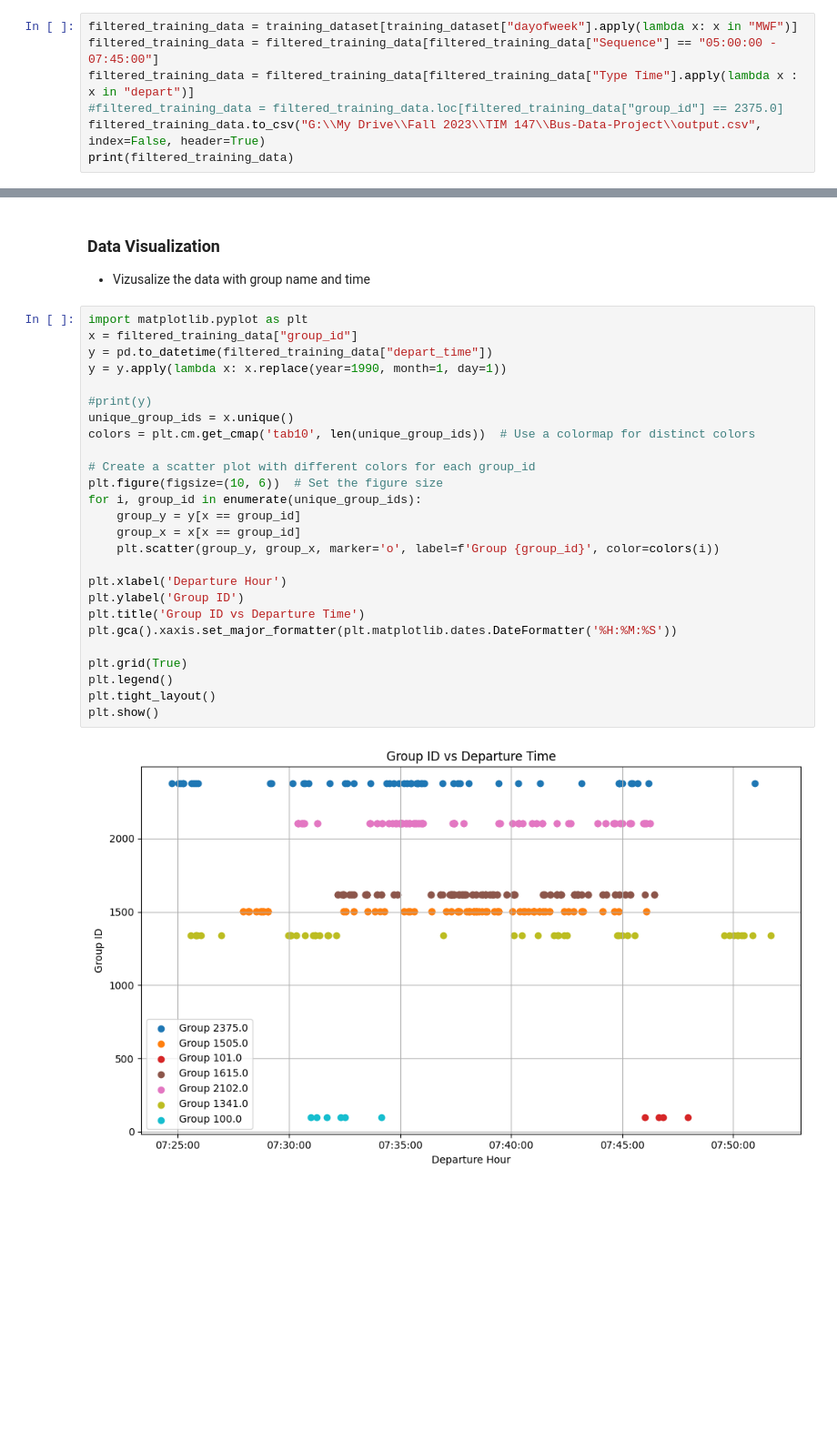
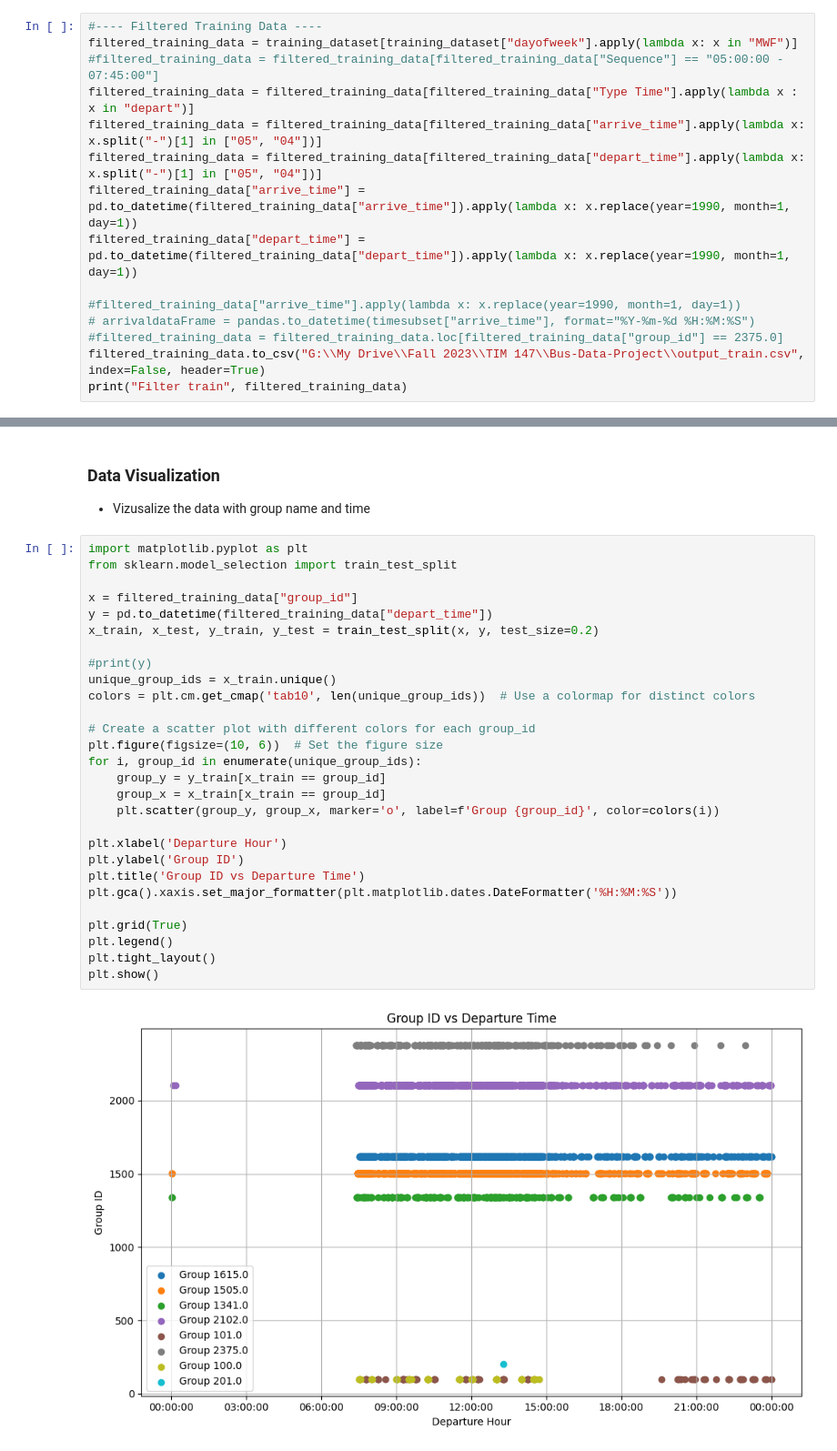
Before and after one commit to wyang8123/Bus-Data-Project, a Jupyter notebook: AIDataAnalysis.ipynb, the cells around one changed output, grey strips where cells are left out. Shown at 91% size. Saved outputs shown, nothing was run; the diff lists cells and outputs as text; blank space fills up the shorter version.

```diff
--- a/AIDataAnalysis.ipynb
+++ b/AIDataAnalysis.ipynb
@@ -43,10 +43,18 @@ print(testing_dataset.head())
 ### **Filter Data**
 - Filter the data so data vizualization makes sense
 # %%
+#---- Filtered Training Data ----
 filtered_training_data = training_dataset[training_dataset["dayofweek"].apply(lambda x: x in "MWF")]
-filtered_training_data = filtered_training_data[filtered_training_data["Sequence"] == "05:00:00 - 07:45:00"]
+#filtered_training_data = filtered_training_data[filtered_training_data["Sequence"] == "05:00:00 - 07:45:00"]
 filtered_training_data = filtered_training_data[filtered_training_data["Type Time"].apply(lambda x : x in "depart")]
+filtered_training_data = filtered_training_data[filtered_training_data["arrive_time"].apply(lambda x: x.split("-")[1] in ["05", "04"])]
+filtered_training_data = filtered_training_data[filtered_training_data["depart_time"].apply(lambda x: x.split("-")[1] in ["05", "04"])]
+filtered_training_data["arrive_time"] = pd.to_datetime(filtered_training_data["arrive_time"]).apply(lambda x: x.replace(year=1990, month=1, day=1))
+filtered_training_data["depart_time"] = pd.to_datetime(filtered_training_data["depart_time"]).apply(lambda x: x.replace(year=1990, month=1, day=1))
+
+#filtered_training_data["arrive_time"].apply(lambda x: x.replace(year=1990, month=1, day=1))
+# arrivaldataFrame = pandas.to_datetime(timesubset["arrive_time"], format="%Y-%m-%d %H:%M:%S")
 #filtered_training_data = filtered_training_data.loc[filtered_training_data["group_id"] == 2375.0]
-filtered_training_data.to_csv("G:\\My Drive\\Fall 2023\\TIM 147\\Bus-Data-Project\\output.csv", index=False, header=True)
-print(filtered_training_data)
+filtered_training_data.to_csv("G:\\My Drive\\Fall 2023\\TIM 147\\Bus-Data-Project\\output_train.csv", index=False, header=True)
+print("Filter train", filtered_training_data)
 # %% [output]
@@ -72,29 +80,31 @@ print(filtered_training_data)
 - Vizusalize the data with group name and time
 # %%
 import matplotlib.pyplot as plt
+from sklearn.model_selection import train_test_split
+
 x = filtered_training_data["group_id"]
 y = pd.to_datetime(filtered_training_data["depart_time"])
-y = y.apply(lambda x: x.replace(year=1990, month=1, day=1))
+x_train, x_test, y_train, y_test = train_test_split(x, y, test_size=0.2)
 
 #print(y)
-unique_group_ids = x.unique()
+unique_group_ids = x_train.unique()
 colors = plt.cm.get_cmap('tab10', len(unique_group_ids))  # Use a colormap for distinct colors
 
 # Create a scatter plot with different colors for each group_id
 plt.figure(figsize=(10, 6))  # Set the figure size
 for i, group_id in enumerate(unique_group_ids):
-    group_y = y[x == group_id]
-    group_x = x[x == group_id]
+    group_y = y_train[x_train == group_id]
+    group_x = x_train[x_train == group_id]
     plt.scatter(group_y, group_x, marker='o', label=f'Group {group_id}', color=colors(i))
 
 plt.xlabel('Departure Hour')
 plt.ylabel('Group ID')
 plt.title('Group ID vs Departure Time')
 plt.gca().xaxis.set_major_formatter(plt.matplotlib.dates.DateFormatter('%H:%M:%S'))
 
 plt.grid(True)
 plt.legend()
 plt.tight_layout()
 plt.show()
 # %% [output]
-[figure, old version]
+[figure, new version]
```
Also changed, not shown: parts of 6 cells of this notebook, 7 other files.
